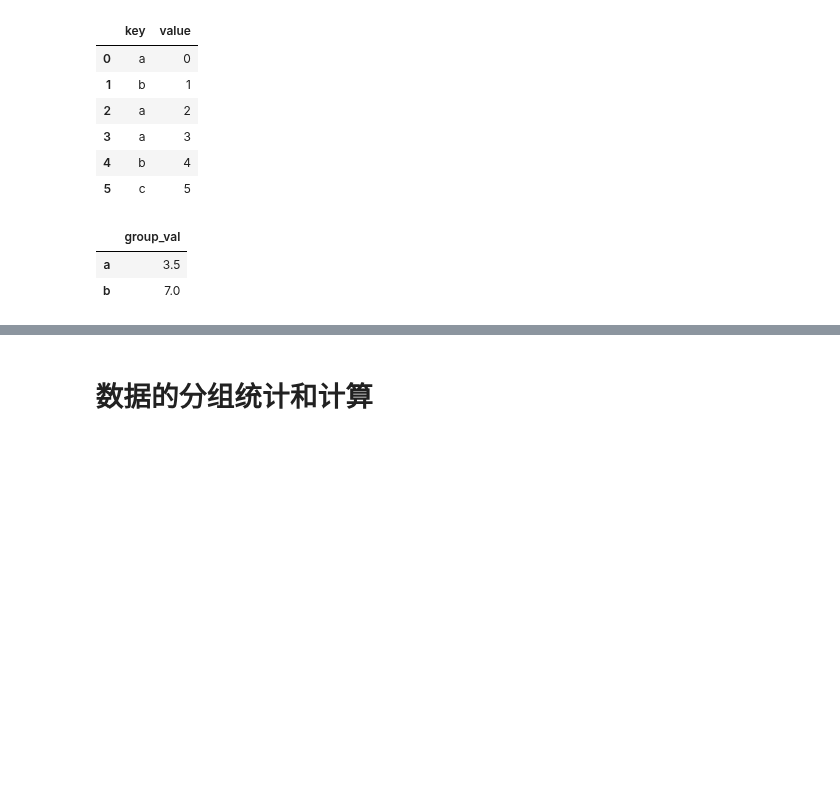
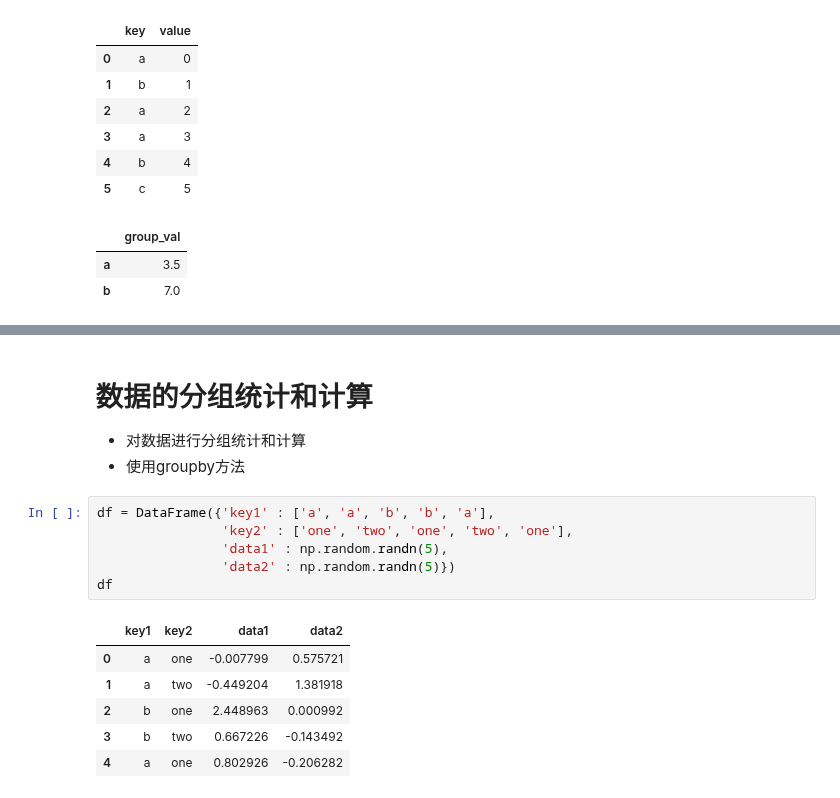
Before and after one commit to Luoxiaogan/Guide_to_financial_data_analysis, a Jupyter notebook: 金融数据分析导引/Lectures/Lecture 3/notes.ipynb, the cells around one changed output, grey strips where cells are left out. Drawn from its saved outputs; the diff is of its cells as text; blank space fills up the shorter version.

```diff
--- a/金融数据分析导引/Lectures/Lecture 3/notes.ipynb
+++ b/金融数据分析导引/Lectures/Lecture 3/notes.ipynb
@@ -588,2 +772,17 @@ side_by_side(left1,right1)
 # %% [markdown]
 # 数据的分组统计和计算
++ 对数据进行分组统计和计算
++ 使用groupby方法
+# %%
+df = DataFrame({'key1' : ['a', 'a', 'b', 'b', 'a'],
+                'key2' : ['one', 'two', 'one', 'two', 'one'],
+                'data1' : np.random.randn(5),
+                'data2' : np.random.randn(5)})
+df
+# %% [output]
+|  | key1 | key2 | data1 | data2 |
+| 0 | a | one | -0.007799 | 0.575721 |
+| 1 | a | two | -0.449204 | 1.381918 |
+| 2 | b | one | 2.448963 | 0.000992 |
+| 3 | b | two | 0.667226 | -0.143492 |
+| 4 | a | one | 0.802926 | -0.206282 |
```
Also changed, not shown: parts of 22 cells of this notebook, 1 other file.
